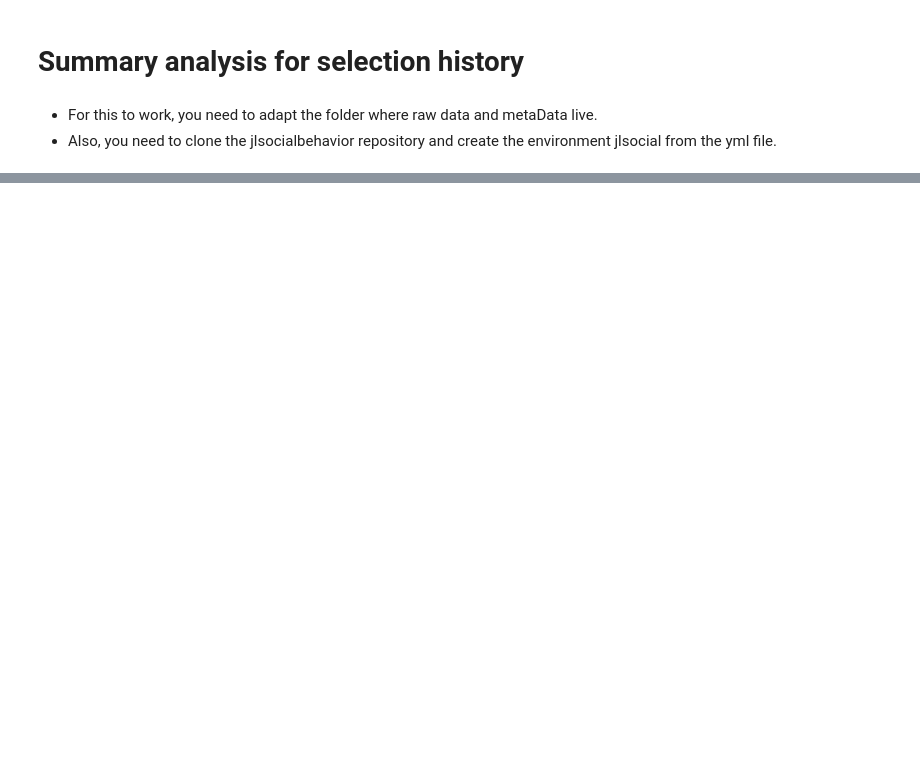
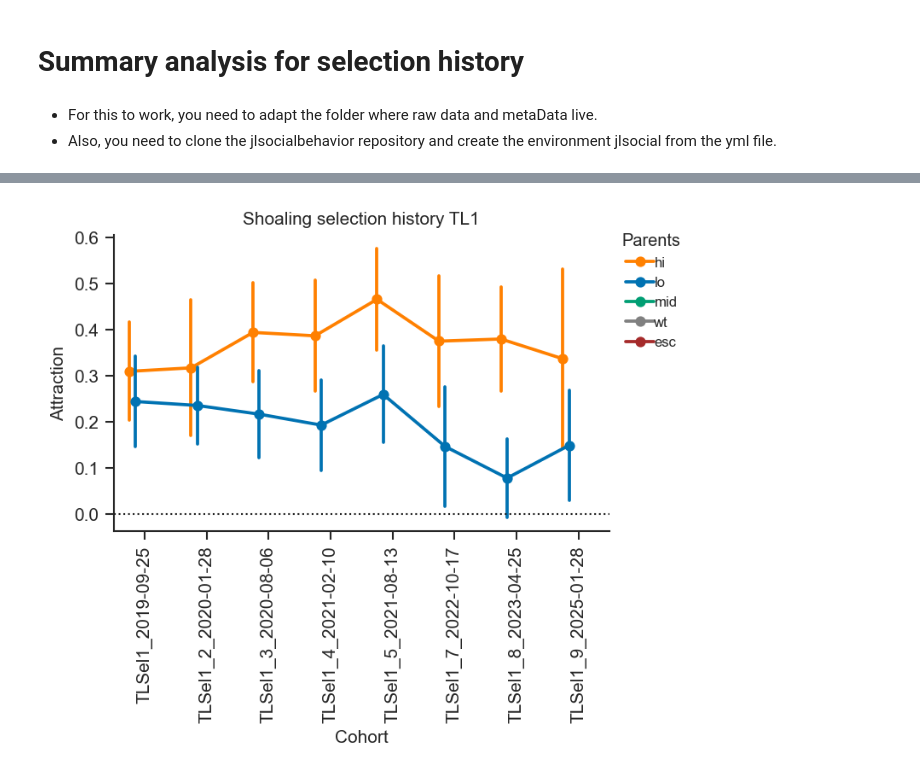
Before and after one commit to cryez/jlsocialbehavior, a Jupyter notebook: exampleAnalysis/ShoalingSelectionAnalysis_2025History.ipynb, the cells around one changed output, grey strips where cells are left out. Cells and saved outputs as stored; diff of their text form; code cells hidden in the pictures; blank space fills up the shorter version.

```diff
--- a/exampleAnalysis/ShoalingSelectionAnalysis_2025History.ipynb
+++ b/exampleAnalysis/ShoalingSelectionAnalysis_2025History.ipynb
@@ -340,4 +488,4 @@ print(dfEpiAn)
 
 
 #Filter used to removed incomplete data points for poster presentation of Genopode 2025 retreat.
-#filtered_dfEpiAn = dfEpiAn[~dfEpiAn['date'].isin(['2022-06-01', '2022-10-18', '2020-01-29'])]
+filtered_dfEpiAn = dfEpiAn[~dfEpiAn['date'].isin(['2022-06-01', '2022-10-18', '2020-01-29'])]
@@ -370,19 +536,19 @@ def plot_selection_history(dfEpiAn, episode=None, bg=None, cohort=None, selected
 
     order = selDat.sort_values(['bg', 'cohort', 'generation', 'repeat'])['lineSet'].unique().tolist()
 
-    sns.swarmplot(
-        data=selDat,
-        x='lineSet',
-        y='si',
-        hue='genotype',
-        order=order,
-        zorder=-1,
-        dodge=.5,
-        size=3,
-        alpha=.5,
-        palette={'hi': '#FF8000', 'lo': '#0072B2', 'mid': '#009E73', 'wt': 'gray', 'esc': 'brown', 'cross': 'purple'},
-        hue_order=["hi", "lo", 'mid', 'wt','esc','cross']
-    )
+    # sns.swarmplot(
+    #     data=selDat,
+    #     x='lineSet',
+    #     y='si',
+    #     hue='genotype',
+    #     order=order,
+    #     zorder=-1,
+    #     dodge=.5,
+    #     size=3,
+    #     alpha=.5,
+    #     palette={'hi': '#FF8000', 'lo': '#0072B2', 'mid': '#009E73', 'wt': 'gray', 'esc': 'brown', 'cross': 'purple'},
+    #     hue_order=["hi", "lo", 'mid', 'wt','esc','cross']
+    # )
 
     sns.pointplot(
         data=selDat,
@@ -391,7 +557,7 @@ def plot_selection_history(dfEpiAn, episode=None, bg=None, cohort=None, selected
         order=order,
         hue='genotype',
         dodge=.5,
-        linestyle='none',
+        linestyle='-',
         errorbar='sd',
         palette={'hi': '#FF8000', 'lo': '#0072B2', 'mid': '#009E73', 'wt': 'gray', 'esc': 'brown', 'cross': 'purple'},
         hue_order=["hi", "lo", 'mid', 'wt','esc','cross']
@@ -412,9 +578,11 @@ def plot_selection_history(dfEpiAn, episode=None, bg=None, cohort=None, selected
     return fig, axes
 # %%
 #Filter used to removed incomplete data points for poster presentation of Genopode 2025 retreat.
-#plot_selection_history(filtered_dfEpiAn, episode='02k20f', bg='TL', cohort='1', selected=1);
+plot_selection_history(filtered_dfEpiAn, episode='02k20f', bg='TL', cohort='1', selected=1);
 
 #Use this to plot the same data as Johannes did on the original notebook
-plot_selection_history(dfEpiAn, episode='02k20f', bg='TL', cohort='1', selected=1);
+#plot_selection_history(dfEpiAn, episode='02k20f', bg='TL', cohort='1', selected=1);
+# %% [output]
+[figure, added]
 # %%
 #Filter used to removed incomplete data points for poster presentation of Genopode 2025 retreat.
```
Also changed, not shown: parts of 20 cells of this notebook, 1 other file.
